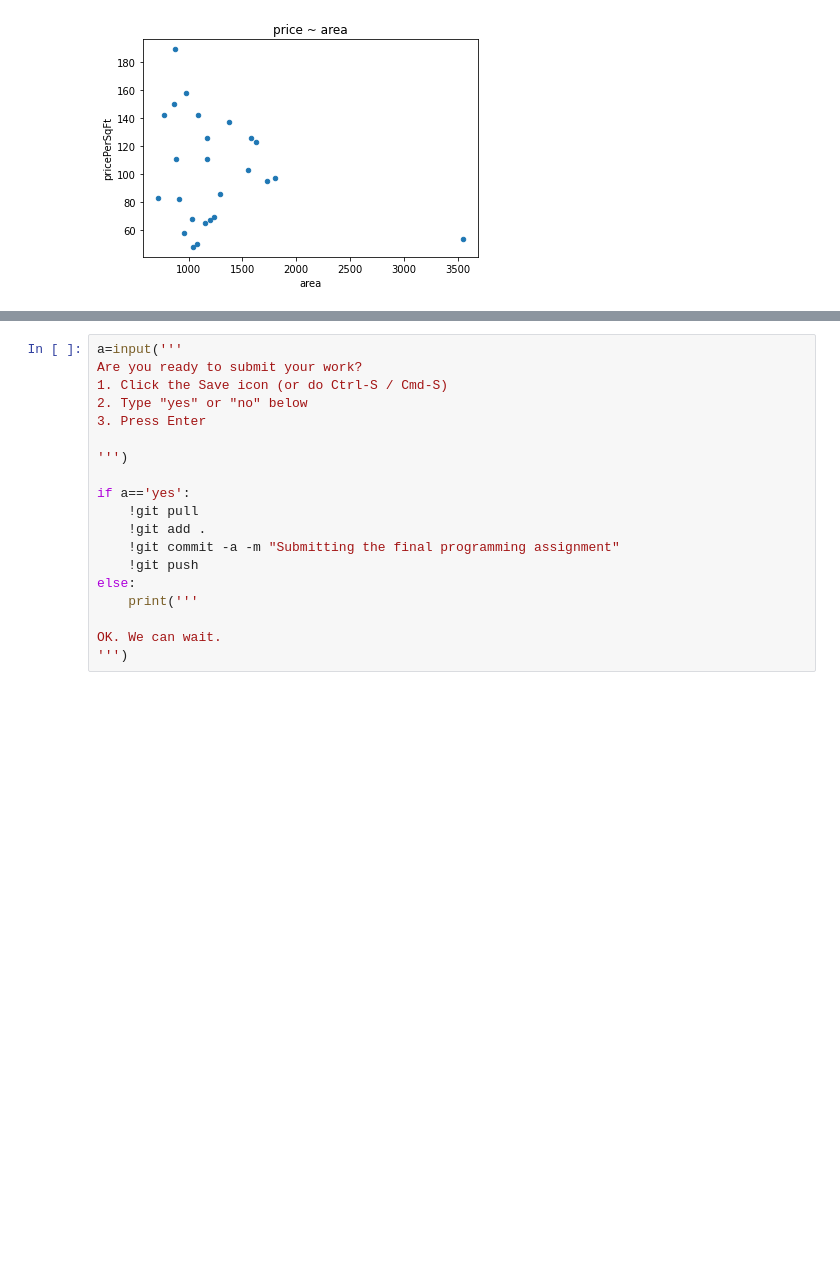
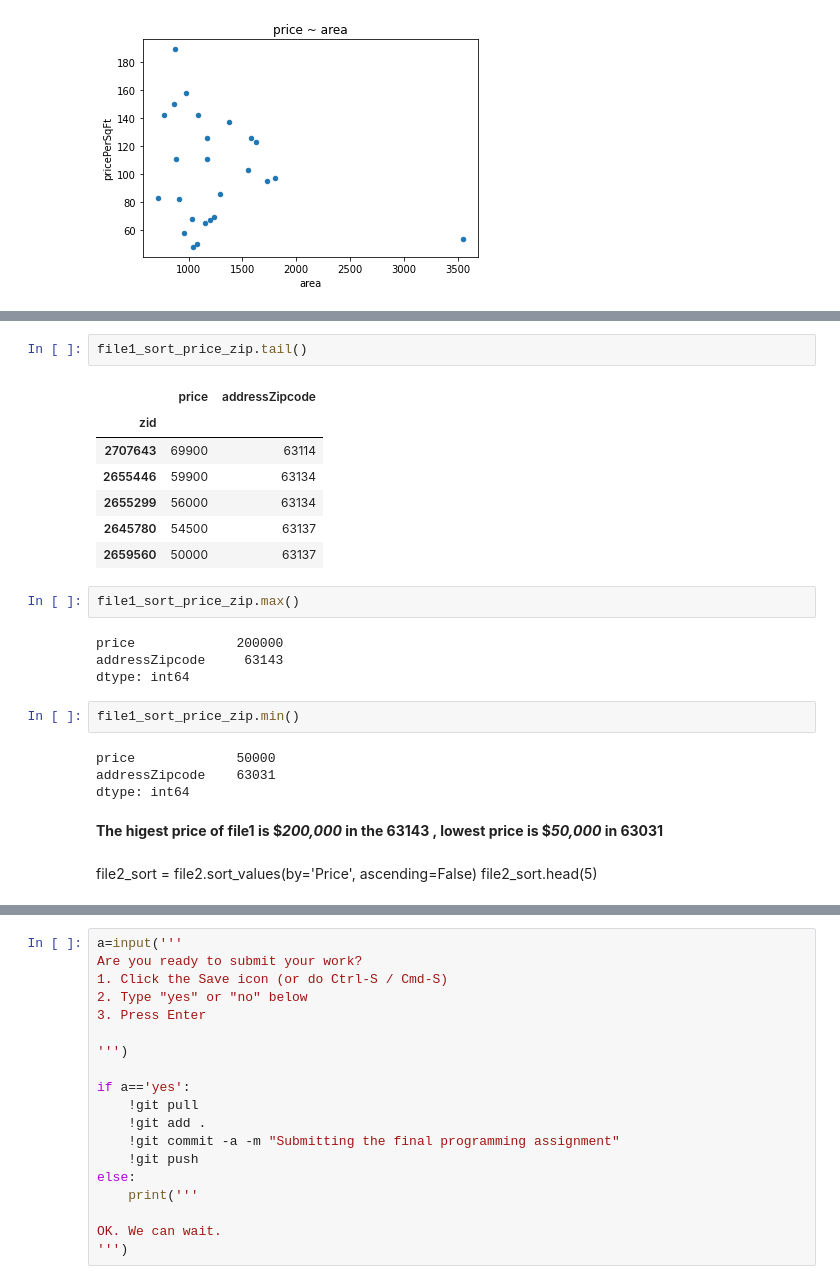
Before and after one commit to DamonChen-slu/hds5210-2022, a Jupyter notebook: Final-2022/Final_project_saint_louis_house_price.ipynb, the cells around one changed output, grey strips where cells are left out. Drawn from its saved outputs; the diff is of its cells as text; blank space fills up the shorter version.

```diff
--- a/Final-2022/Final_project_saint_louis_house_price.ipynb
+++ b/Final-2022/Final_project_saint_louis_house_price.ipynb
@@ -72,0 +149,27 @@ file1_price_area.plot(kind='scatter',x='area',y='pricePerSqFt', title="price ~ a
+# %%
+file1_sort_price_zip.tail()
+# %% [output]
+|  | price | addressZipcode |
+| zid |  |  |
+| 2707643 | 69900 | 63114 |
+| 2655446 | 59900 | 63134 |
+| 2655299 | 56000 | 63134 |
+| 2645780 | 54500 | 63137 |
+| 2659560 | 50000 | 63137 |
+# %%
+file1_sort_price_zip.max()
+# %% [output]
+price             200000
+addressZipcode     63143
+dtype: int64
+# %%
+file1_sort_price_zip.min()
+# %% [output]
+price             50000
+addressZipcode    63031
+dtype: int64
+# %% [markdown]
+**The higest price of file1 is \$*200,000* in the 63143 , lowest price is \$*50,000* in 63031**
+# %% [markdown]
+file2_sort = file2.sort_values(by='Price', ascending=False)
+file2_sort.head(5)
```
Also changed, not shown: parts of 20 cells of this notebook, 2 other files.
